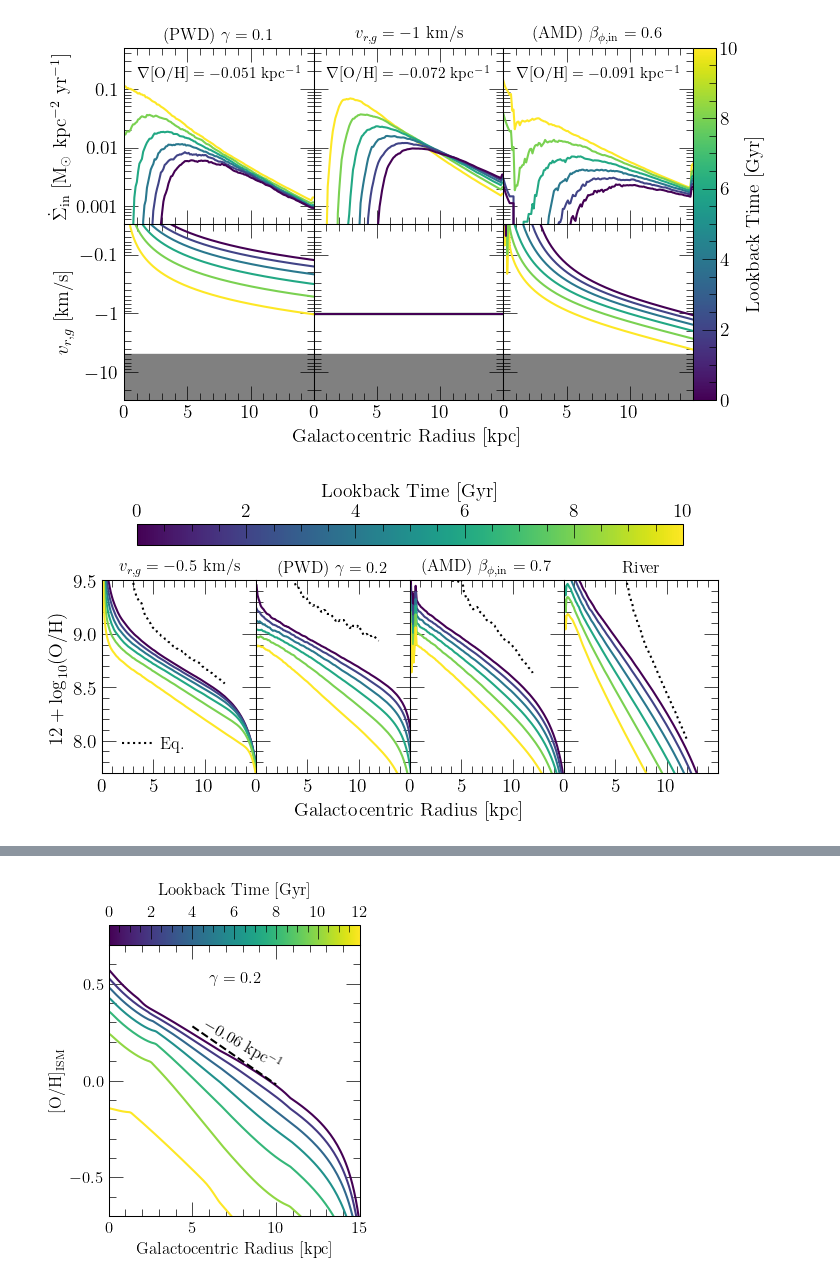
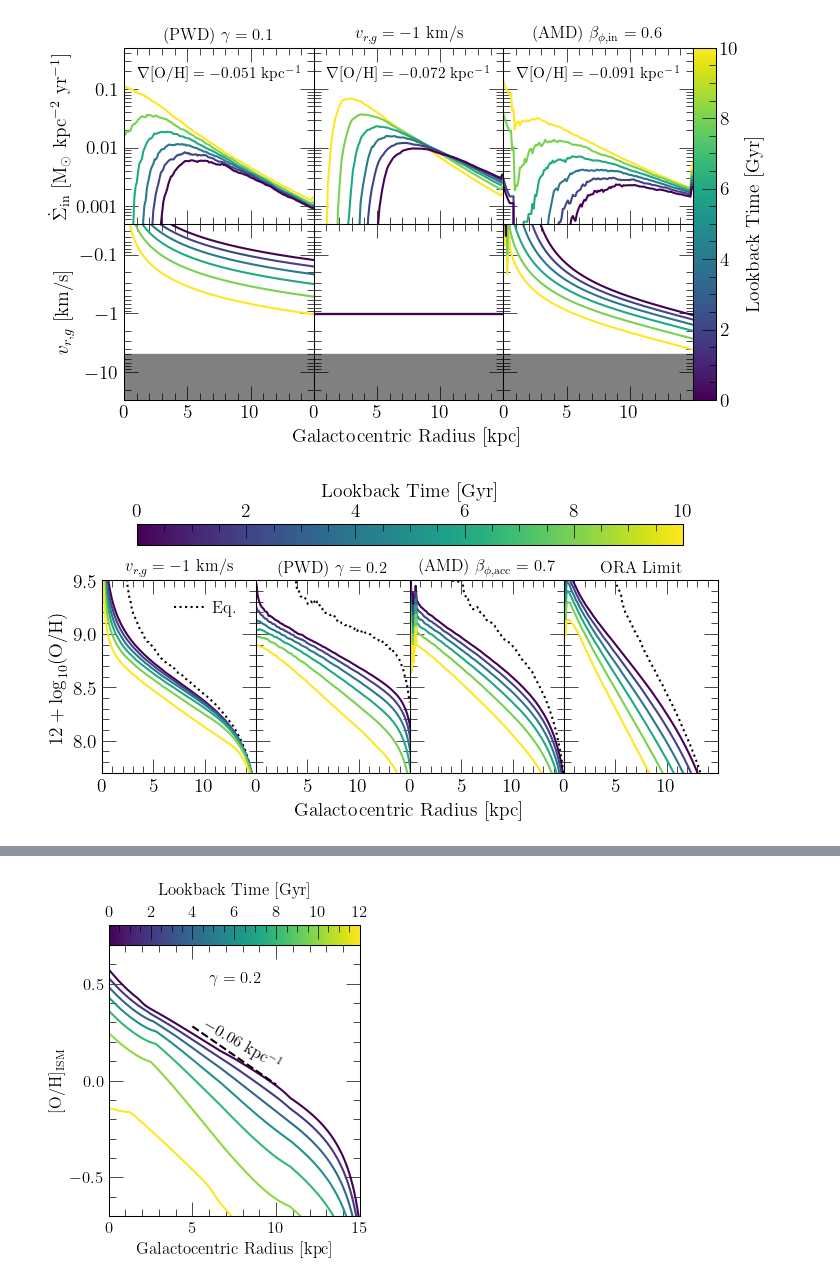
Before and after one commit to giganano/radial-flows, a Jupyter notebook: notebooks/evol.ipynb, the cells around one changed output, grey strips where cells are left out. Saved outputs shown, nothing was run; the diff lists cells and outputs as text; code cells hidden in the pictures.

```diff
--- a/notebooks/evol.ipynb
+++ b/notebooks/evol.ipynb
@@ -477,7 +477,7 @@ def equilibrium_profile(output, lookback, N = 1.5, zone_width = 0.1):
     return [radii, zeq]
 # %%
 outputs = [
-    "../outputs/constant/vgas-0p5",
+    "../outputs/constant/vgas-1",
     "../outputs/potential-well-deepening/gamma0p2",
     "../outputs/angular-momentum-dilution/betaphiin0p7",
     "../outputs/river/insideout"
@@ -487,10 +487,10 @@ outputs = [vice.output(name) for name in outputs]
 LOOKBACKS = [0, 2, 4, 6, 8, 10]
 COLORMAP = "viridis"
 TITLES = [
-    r"$v_{r,g} = -0.5$ km/s",
+    r"$v_{r,g} = -1$ km/s",
     r"(PWD) $\gamma = 0.2$",
-    r"(AMD) $\beta_{\phi,\text{in}} = 0.7$",
-    r"River"
+    r"(AMD) $\beta_{\phi,\text{acc}} = 0.7$",
+    r"ORA Limit"
 ]
 GRAD = [-0.0717, -0.0564, -0.0934, -0.174]
 
@@ -532,7 +532,8 @@ def plot_snapshot(ax, output, lookback, zone_width = 0.1, **kwargs):
         zeq = [np.log10(z / vice.solar_z['o']) for z in zeq]
         zeq = oh_to_12pluslog(zeq)
         zeq = boxcarsmoothtrend(radii[:-1], zeq, window = 5)
-        ax.plot(radii[30:120], zeq[30:120], c = named_colors()["black"], linestyle = ":", label = "Eq.")
+        # ax.plot(radii[30:120], zeq[30:120], c = named_colors()["black"], linestyle = ":", label = "Eq.")
+        ax.plot(radii[:-1], zeq, c = named_colors()["black"], linestyle = ":", label = "Eq.")
     else: pass
 
 for i in range(len(outputs)):
@@ -541,42 +542,42 @@ for i in range(len(outputs)):
         plot_snapshot(axes[i], outputs[i], LOOKBACKS[j], **kwargs)
 
 kwargs = {
-    "loc": mpl_loc("lower left"),
+    "loc": mpl_loc("upper right"),
     "fontsize": 12,
-    "bbox_to_anchor": (0.03, 0.03)
+    "bbox_to_anchor": (0.97, 0.97)
 }
 axes[0].legend(**kwargs)
 
 # xvals = np.linspace(5, 10, 100)
-kwargs = {
-    "c": named_colors()["black"],
-    "linestyle": ":"
-}
+# kwargs = {
+#     "c": named_colors()["black"],
+#     "linestyle": ":"
+# }
 # for i in range(4):
     # yvals = [9.2 + GRAD[i] * (x - xvals[0]) for x in xvals]
     # axes[i].plot(xvals, yvals, **kwargs)
     # angle = np.arctan(GRAD[i]) * 180 / np.pi
     # axes[i].text(6, 9.2, r"$%.3f$ kpc$^{-1}$" % (GRAD[i]), fontsize = 11,
     #     rotation = angle, rotation_mode = "anchor", transform_rotates_text = True)
 
 plt.tight_layout()
 plt.subplots_adjust(wspace = 0, top = 0.7, bottom = 0.15)
 dummy.set_position([
     axes[0].get_position().x0,
     axes[0].get_position().y0,
     axes[-1].get_position().x1 - axes[0].get_position().x0,
     axes[0].get_position().y1 - axes[0].get_position().y0
 ])
 cbar_ax.set_position([
     axes[0].get_position().x0 + 0.05,
     axes[0].get_position().y1 + 0.1,
     axes[-1].get_position().x1 - axes[0].get_position().x0 - 0.1,
     0.06
 ])
-# for ext in ["pdf", "jpeg"]:
-#     kwargs = {}
-#     if ext == "jpeg": kwargs["dpi"] = 200
-#     plt.savefig("./evol/profile-evol-comp.%s" % (ext), **kwargs)
+for ext in ["pdf", "jpeg"]:
+    kwargs = {}
+    if ext == "jpeg": kwargs["dpi"] = 200
+    plt.savefig("./evol/profile-evol-comp.%s" % (ext), **kwargs)
 plt.show()
 # %% [output]
-[figure, old version]
+[figure, new version]
```
Also changed, not shown: parts of 3 cells of this notebook, 21 other files.
